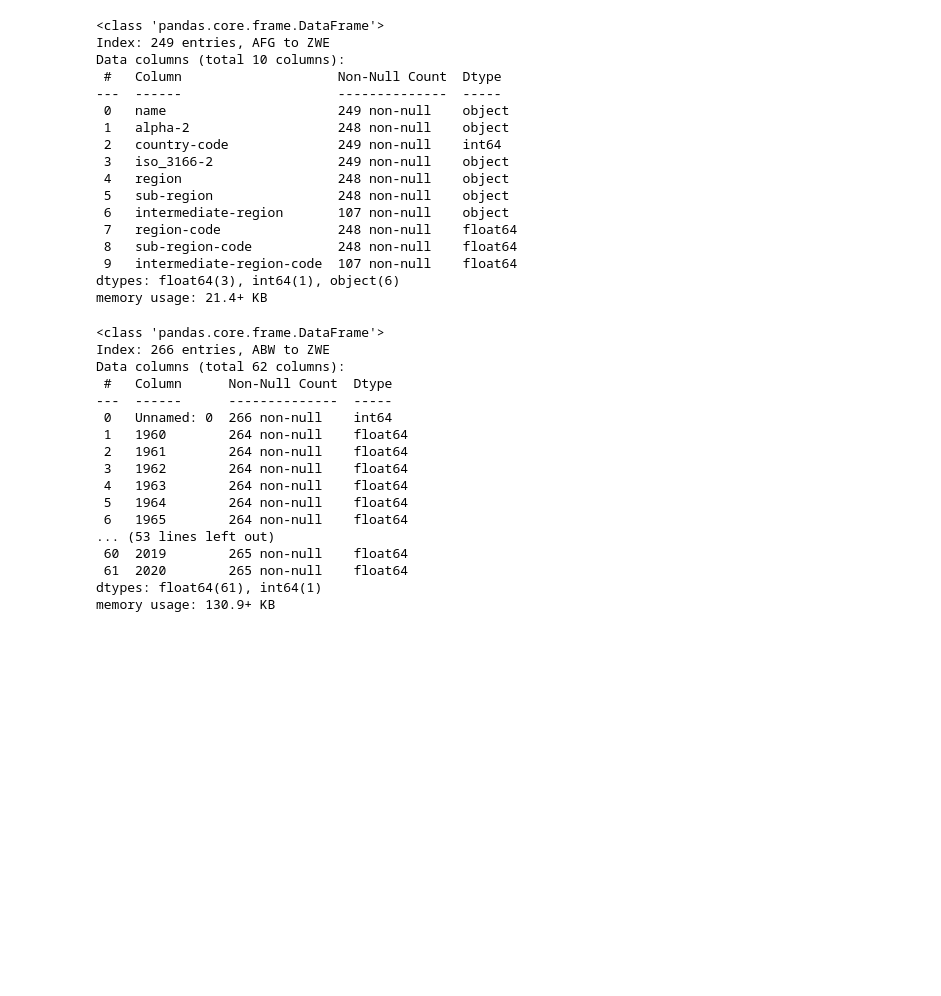
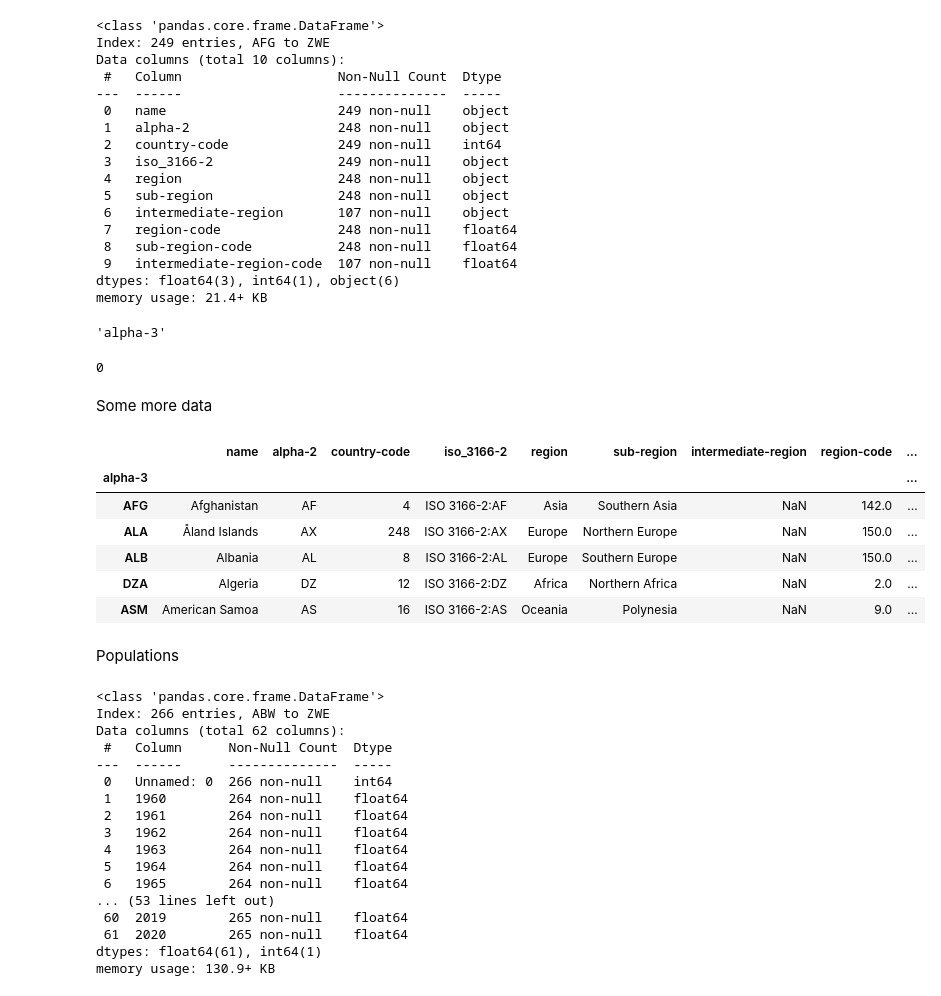
Before and after one commit to totatorbj/su-mt4007, a Jupyter notebook: HW4/HW4.ipynb, the cells around one changed output. Saved outputs shown, nothing was run; the diff lists cells and outputs as text; code cells hidden in the pictures; blank space fills up the shorter version.

```diff
--- a/HW4/HW4.ipynb
+++ b/HW4/HW4.ipynb
@@ -77,6 +89,28 @@ Data columns (total 10 columns):
  9   intermediate-region-code  107 non-null    float64
 dtypes: float64(3), int64(1), object(6)
 memory usage: 21.4+ KB
+# %%
+country_data_df.index.name
+# %% [output]
+'alpha-3'
+# %%
+print(country_data_df.duplicated().sum()) # are there any duplicates
+# %% [output]
+0
+# %% [markdown]
+Some more data
+# %%
+country_data_df.head()
+# %% [output]
+|  | name | alpha-2 | country-code | iso_3166-2 | region | sub-region | intermediate-region | region-code | ... |
+| alpha-3 |  |  |  |  |  |  |  |  | ... |
+| AFG | Afghanistan | AF | 4 | ISO 3166-2:AF | Asia | Southern Asia | NaN | 142.0 | ... |
+| ALA | Åland Islands | AX | 248 | ISO 3166-2:AX | Europe | Northern Europe | NaN | 150.0 | ... |
+| ALB | Albania | AL | 8 | ISO 3166-2:AL | Europe | Southern Europe | NaN | 150.0 | ... |
+| DZA | Algeria | DZ | 12 | ISO 3166-2:DZ | Africa | Northern Africa | NaN | 2.0 | ... |
+| ASM | American Samoa | AS | 16 | ISO 3166-2:AS | Oceania | Polynesia | NaN | 9.0 | ... |
+# %% [markdown]
+Populations
 # %%
 pop_data_df.info()
 # %% [output]
```
Also changed, not shown: parts of 118 cells of this notebook, 1 other file.
